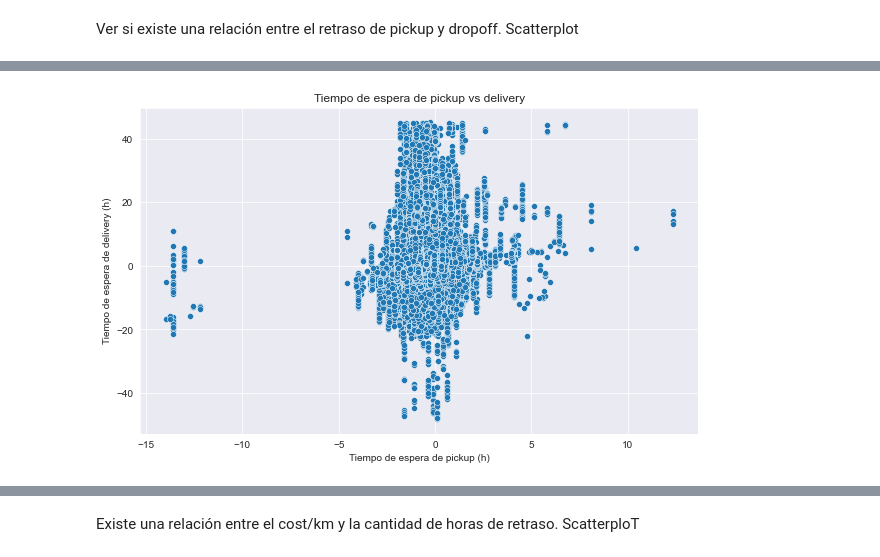
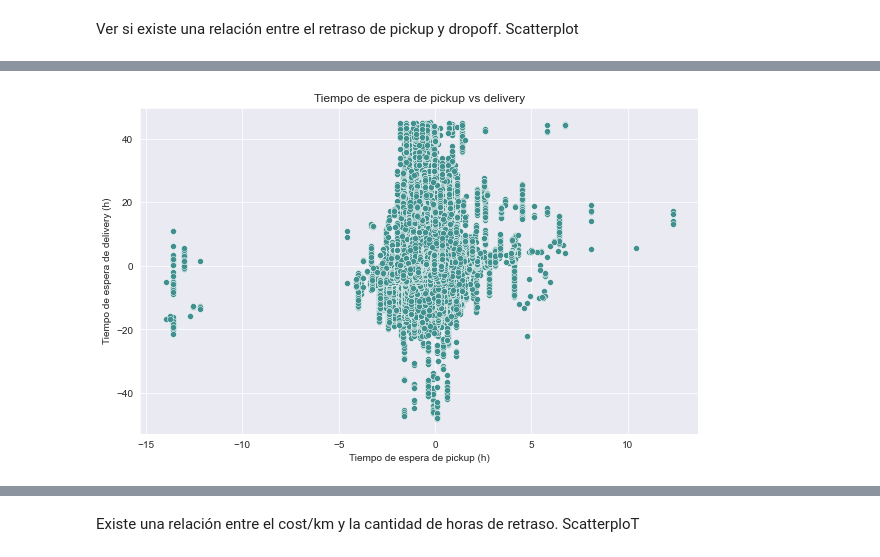
Before and after one commit to AlexVelezLl/ProyectoICD, a Jupyter notebook: notebooks/preguntas_alex.ipynb, the cells around one changed output, grey strips where cells are left out. Saved outputs shown, nothing was run; the diff lists cells and outputs as text; code cells hidden in the pictures.

```diff
--- a/notebooks/preguntas_alex.ipynb
+++ b/notebooks/preguntas_alex.ipynb
@@ -24,5 +53,5 @@ df_routes = pd.read_csv('../data/clean/routes.csv')
 # %%
-df = df.merge(df_routes, on='route_id', how='left')
+df = df.merge(df_routes, on='route_id', how='inner')
 # %%
 df.head()
 # %% [output]
@@ -115,12 +135,12 @@ df_rel = df_rel.loc[(np.abs(stats.zscore(df_rel['pickup_delay'])) < 3) & (np.abs
 # %%
 sns.set_style("darkgrid")
 fig, axs = plt.subplots(figsize=(10, 6))
-sns.scatterplot(x="pickup_delay", y="delivery_delay", data=df_rel, ax=axs)
+sns.scatterplot(x="pickup_delay", y="delivery_delay", data=df_rel, ax=axs, color='#3f908e')
 axs.set_xlabel('Tiempo de espera de pickup (h)')
 axs.set_ylabel('Tiempo de espera de delivery (h)')
 _ = axs.set_title('Tiempo de espera de pickup vs delivery')
 # %% [output]
-[figure, old version]
+[figure, new version]
 # %%
 df_rel["pickup_delay"].corr(df_rel["delivery_delay"])
 # %% [output]
```
Also changed, not shown: parts of 12 cells of this notebook.
